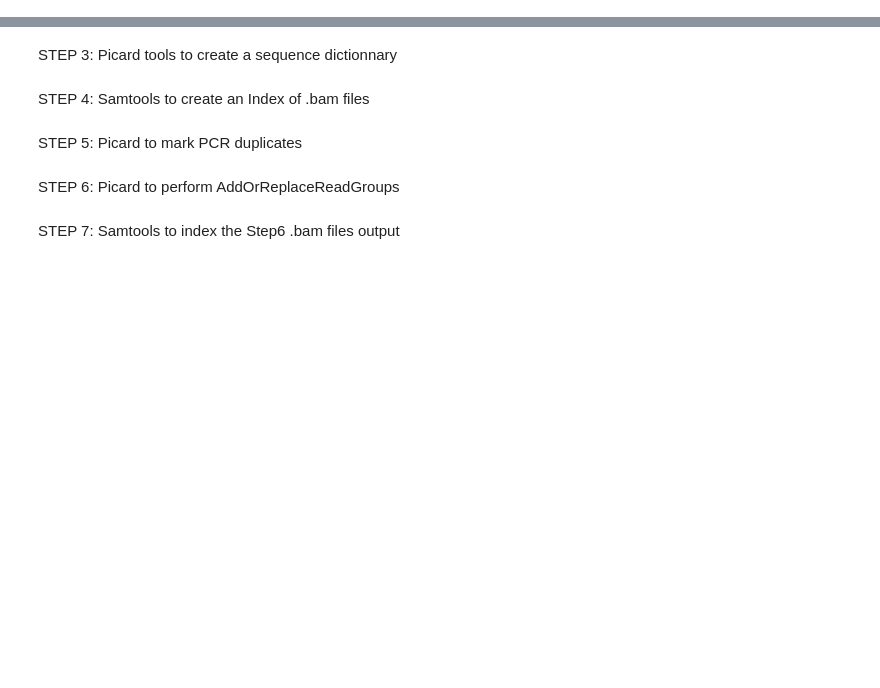
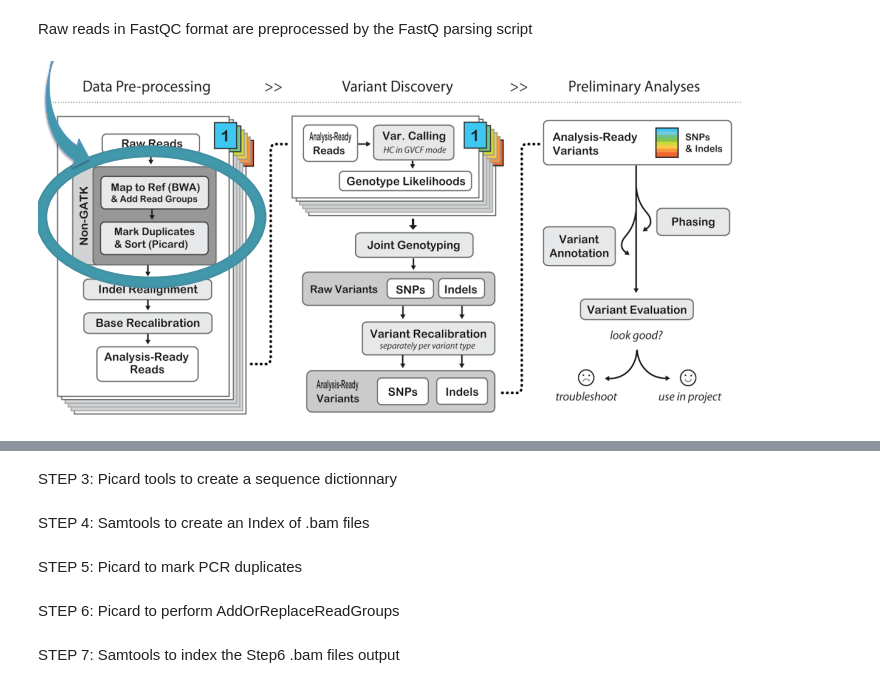
Before and after one commit to underbais/pfb2017_gatkteam, a Jupyter notebook: e_notebook/GATK_pipeline.ipynb, the cells around one changed output, grey strips where cells are left out. Saved outputs shown, nothing was run; the diff lists cells and outputs as text; code cells hidden in the pictures; blank space fills up the shorter version.

```diff
--- a/e_notebook/GATK_pipeline.ipynb
+++ b/e_notebook/GATK_pipeline.ipynb
@@ -0,0 +1,7 @@
+# %% [markdown]
+Raw reads in FastQC format are preprocessed by the FastQ parsing script
+# %%
+from IPython.display import Image
+Image("/data/gbauc/script/pfb2017_gatkteam/e_notebook/fig1.png")
+# %% [output]
+[figure, added]
```
Also changed, not shown: parts of 7 cells of this notebook.
